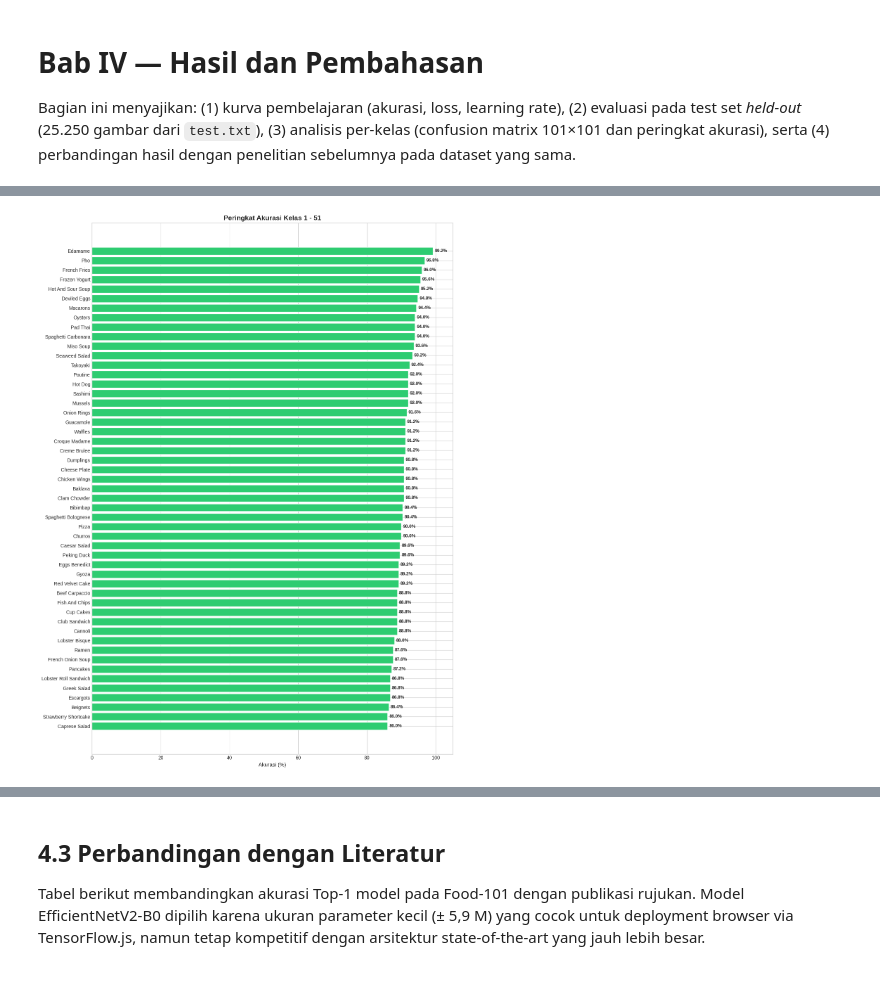
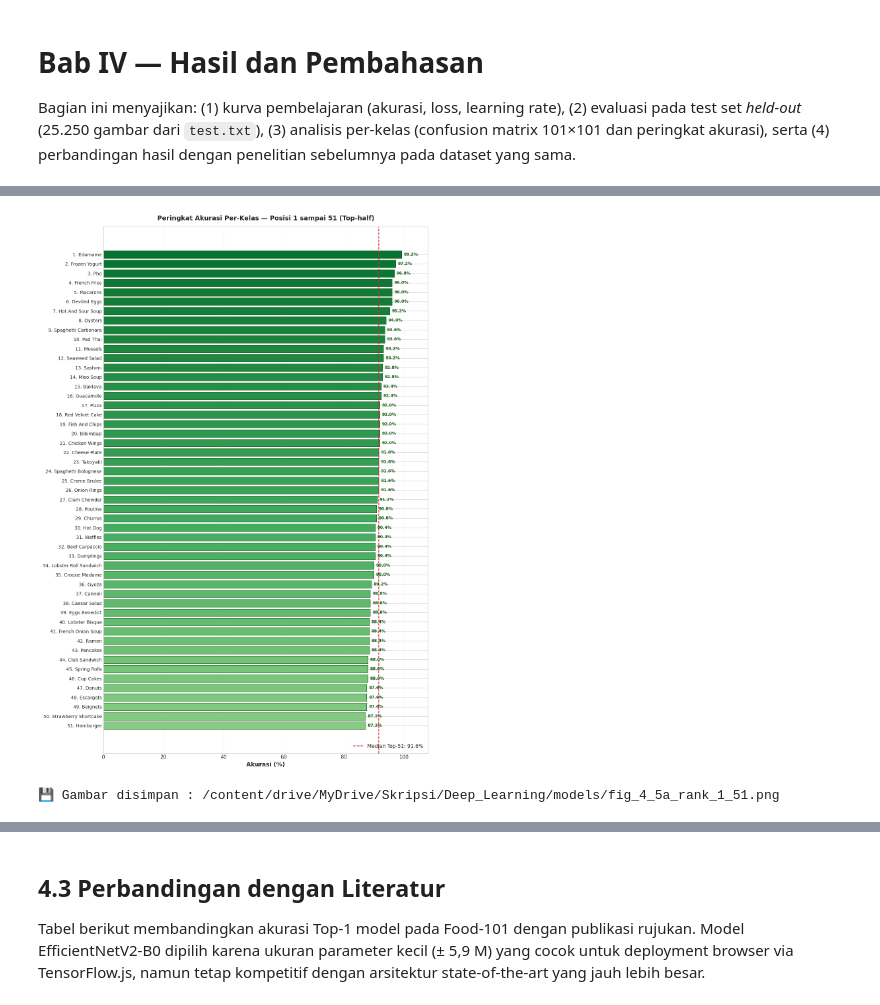
Before and after one commit to yurayle-yue/food-classification-efficientnetv2b0, a Jupyter notebook: Skripsi_Klasifikasi_Citra_Makanan_EfficientNetV2B0_Food101_50E.ipynb, the cells around one changed output, grey strips where cells are left out. Cells and saved outputs as stored; diff of their text form; code cells hidden in the pictures.

```diff
--- a/Skripsi_Klasifikasi_Citra_Makanan_EfficientNetV2B0_Food101_50E.ipynb
+++ b/Skripsi_Klasifikasi_Citra_Makanan_EfficientNetV2B0_Food101_50E.ipynb
@@ -955,32 +1276,51 @@ print("=" * 60)
 ============================================================
 # %%
-# @title 10a. Visualisasi Peringkat Akurasi Kelas 1 - 51
+# @title 10a. Visualisasi Peringkat Akurasi Kelas 1 - 51 (Top-half)
 import matplotlib.pyplot as plt
 import numpy as np
+from matplotlib import cm as mpl_cm
 
 plt.style.use('seaborn-v0_8-whitegrid')
+plt.rcParams['font.family'] = 'DejaVu Sans'
 
-# Urutkan seluruh 101 kelas dari tertinggi ke terendah
 sorted_indices_desc = np.argsort(per_class_accuracy)[::-1]
+all_names = [loaded_class_names[i].replace('_', ' ').title() for i in sorted_indices_desc]
+all_acc   = [per_class_accuracy[i] * 100 for i in sorted_indices_desc]
 
-all_names = [loaded_class_names[i].replace('_', ' ').title() for i in sorted_indices_desc]
-all_acc = [per_class_accuracy[i] * 100 for i in sorted_indices_desc]
+# Color gradient hijau berdasarkan ranking
+colors_top = mpl_cm.Greens(np.linspace(0.85, 0.45, 51))
 
-# Kolom tunggal: Peringkat 1 - 51
-fig, ax = plt.subplots(figsize=(12, 16))
-bars = ax.barh(range(51), all_acc[:51], color='#2ecc71', edgecolor='white')
-ax.set_yticks(range(51))
-ax.set_yticklabels(all_names[:51], fontsize=10)
-ax.set_xlabel('Akurasi (%)', fontsize=11)
-ax.set_title('Peringkat Akurasi Kelas 1 - 51', fontsize=14, fontweight='bold')
-ax.set_xlim(0, 105)
+fig, ax = plt.subplots(figsize=(12, 17))
+y_positions = np.arange(51)
+bars = ax.barh(y_positions, all_acc[:51], color=colors_top,
+               edgecolor='#1a5d1a', linewidth=0.8)
+
+ax.set_yticks(y_positions)
+ax.set_yticklabels([f'{i+1:>3}. {n}' for i, n in enumerate(all_names[:51])], fontsize=10)
+ax.set_xlabel('Akurasi (%)', fontsize=13, fontweight='bold')
+ax.set_title('Peringkat Akurasi Per-Kelas — Posisi 1 sampai 51 (Top-half)',
+             fontsize=14, fontweight='bold', pad=14)
+ax.set_xlim(0, 108)
 ax.invert_yaxis()
+ax.grid(True, axis='x', alpha=0.35, linestyle='--')
+ax.tick_params(axis='x', labelsize=11)
+
 for bar, val in zip(bars, all_acc[:51]):
-    ax.text(bar.get_width() + 0.5, bar.get_y() + bar.get_height()/2,
-            f'{val:.1f}%', va='center', fontsize=9, fontweight='bold')
+    ax.text(bar.get_width() + 0.7, bar.get_y() + bar.get_height()/2,
+            f'{val:.1f}%', va='center', fontsize=9, fontweight='bold', color='#1a5d1a')
+
+# Median line
+median_acc = float(np.median(all_acc[:51]))
+ax.axvline(median_acc, color='#d62728', linestyle='--', linewidth=1.5,
+           label=f'Median Top-51: {median_acc:.1f}%')
+ax.legend(loc='lower right', fontsize=11, framealpha=0.95)
 
 plt.tight_layout()
+plt.savefig(os.path.join(MODELS_DIR, 'fig_4_5a_rank_1_51.png'), dpi=200, bbox_inches='tight')
 plt.show()
+
+print(f"💾 Gambar disimpan : {os.path.join(MODELS_DIR, 'fig_4_5a_rank_1_51.png')}")
 # %% [output]
-[figure, old version]
+[figure, new version]
+💾 Gambar disimpan : /content/drive/MyDrive/Skripsi/Deep_Learning/models/fig_4_5a_rank_1_51.png
 # %%
```
Also changed, not shown: parts of 30 cells of this notebook.
